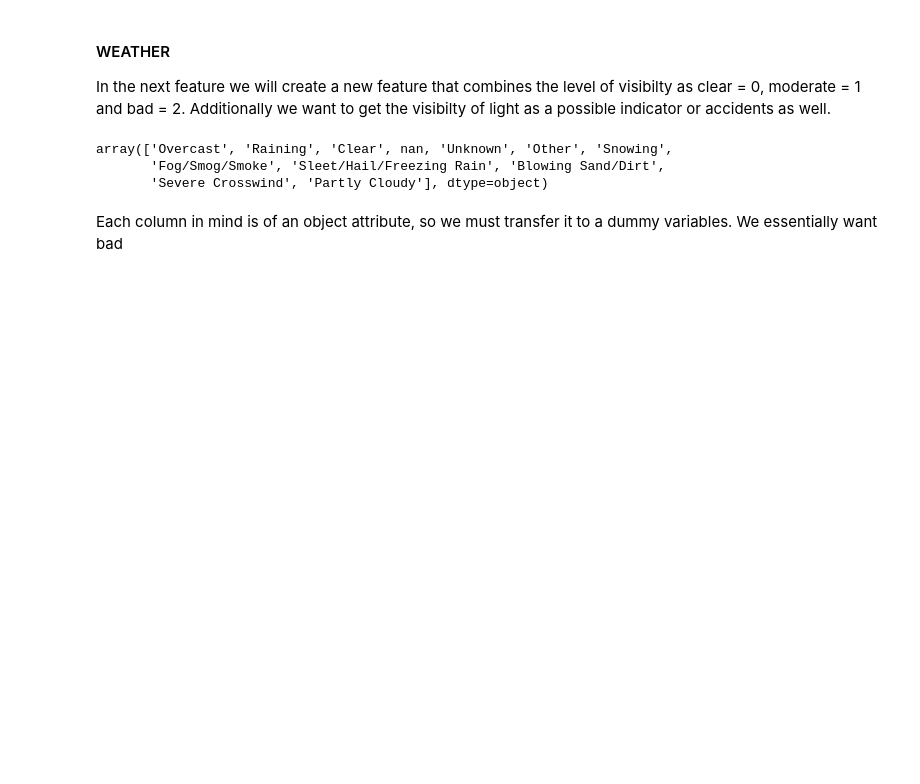
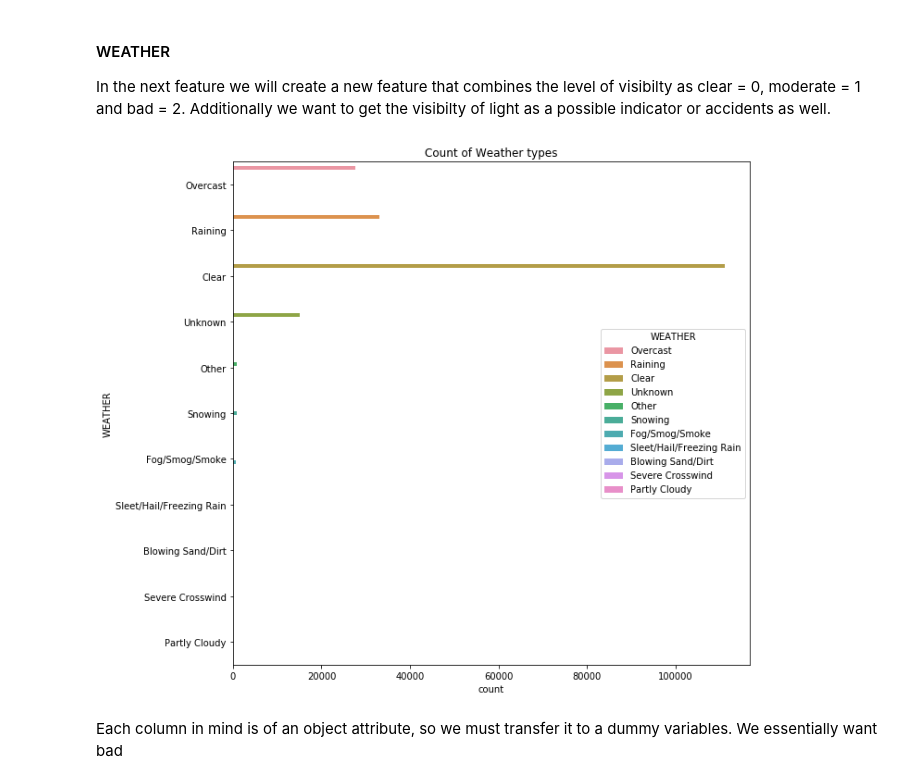
Before and after one commit to BSmithDataScience/Coursera_Capstone, a Jupyter notebook: Capstone.ipynb, the cells around one changed output. Cells and saved outputs as stored; diff of their text form; code cells hidden in the pictures; blank space fills up the shorter version.

```diff
--- a/Capstone.ipynb
+++ b/Capstone.ipynb
@@ -80,12 +106,14 @@ print(collisions['LIGHTCOND'].unique())
 # %% [markdown]
 #### WEATHER
 In the next feature we will create a new feature that combines the level of visibilty as clear = 0, moderate = 1 and bad = 2. Additionally we want to get the visibilty of light as a possible indicator or accidents as well.
-# %%
-collisions['WEATHER'].unique()
-# %% [output]
-array(['Overcast', 'Raining', 'Clear', nan, 'Unknown', 'Other', 'Snowing',
-       'Fog/Smog/Smoke', 'Sleet/Hail/Freezing Rain', 'Blowing Sand/Dirt',
-       'Severe Crosswind', 'Partly Cloudy'], dtype=object)
+# %%
+collisions['WEATHER'].unique()
+plt.figure(figsize=(10, 10))
+sns.countplot(y = collisions['WEATHER'], hue = collisions['WEATHER'], data = collisions['WEATHER'])
+plt.title('Count of Weather types')
+plt.show()
+# %% [output]
+[figure, added]
 # %% [markdown]
 Each column in mind is of an object attribute, so we must transfer it to a dummy variables. We essentially want bad
 # %%
```
Also changed, not shown: parts of 25 cells of this notebook.
